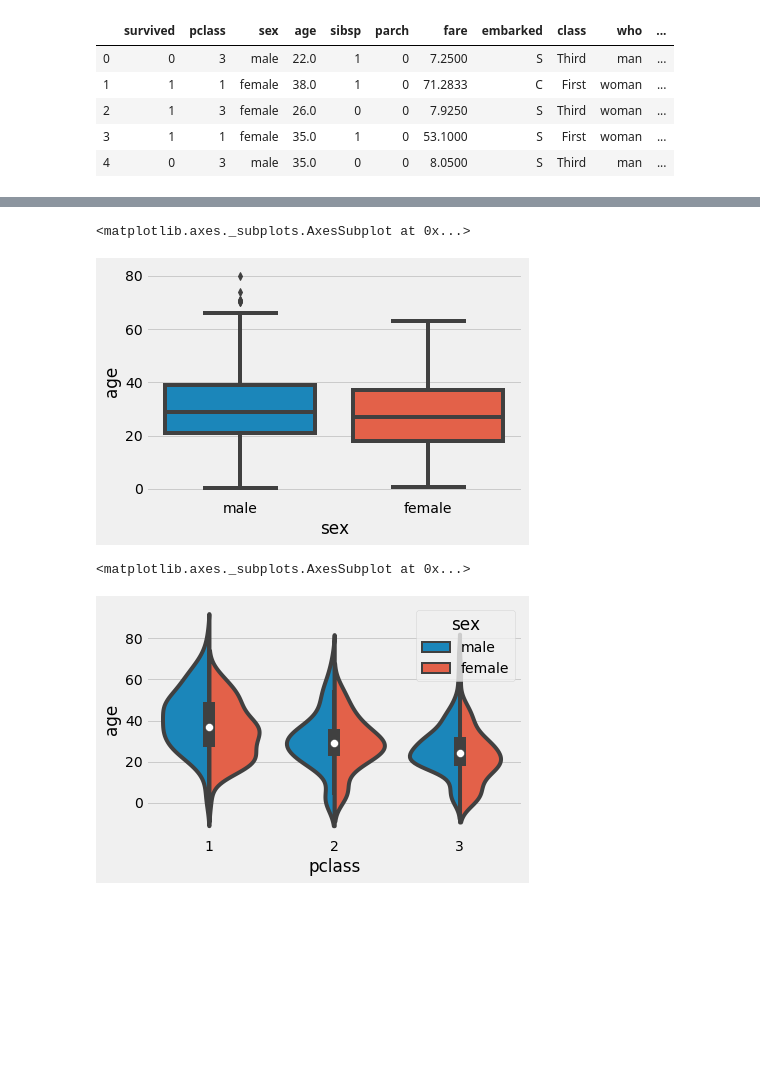
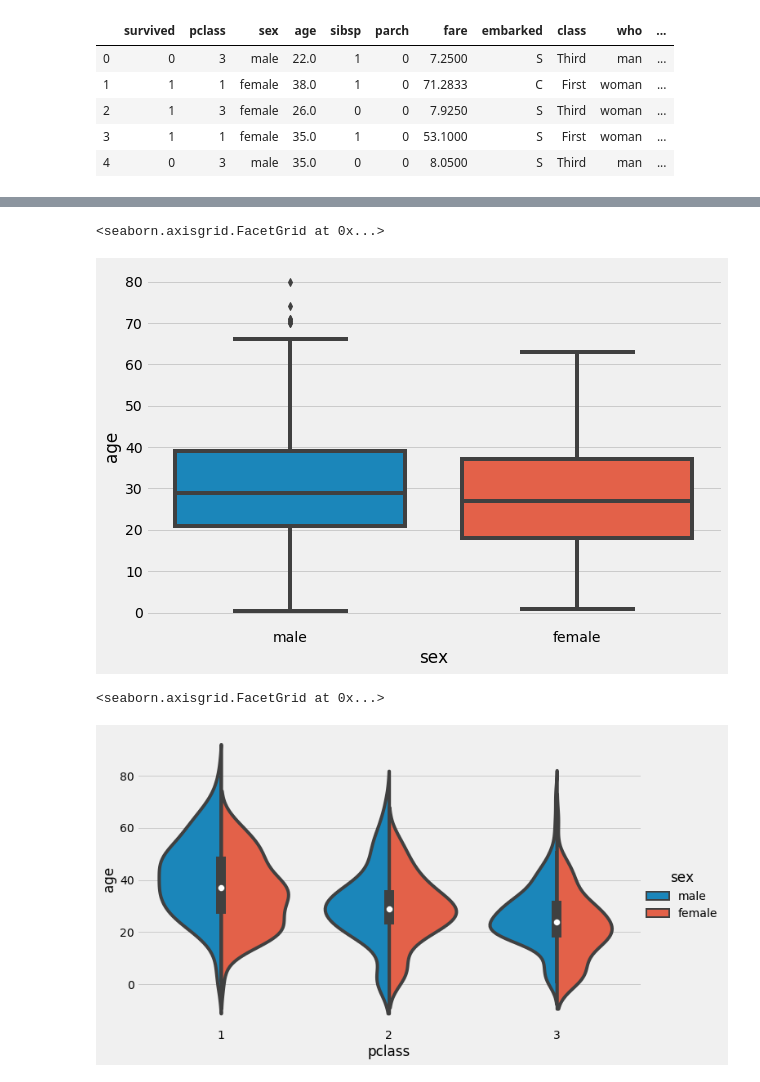
Before and after one commit to wasifekbal/seaborn, a Jupyter notebook: Seaborn-assignment-1.ipynb, the cells around one changed output, grey strips where cells are left out. Drawn from its saved outputs; the diff is of its cells as text; code cells hidden in the pictures; blank space fills up the shorter version.

Commit message:
First assignment on seaborn.

```diff
--- a/Seaborn-assignment-1.ipynb
+++ b/Seaborn-assignment-1.ipynb
@@ -26,17 +27,17 @@ sns.heatmap(x,linewidths=0.1,cmap='summer',annot=True)
 # %%
 # Problem 2 : Plot the distribution of age column using a Boxplot on the basis of sex column
 # %%
-sns.boxplot(x='sex',y='age',data=data)
+sns.catplot(x='sex',y='age',kind='box',height=6,aspect=1.5,data=data)
 # %% [output]
-<matplotlib.axes._subplots.AxesSubplot at 0x...>
+<seaborn.axisgrid.FacetGrid at 0x...>
-[figure, old version]
+[figure, new version]
 # %%
 # Problem 3 : Plot the distribution of age using a ViolinPlot on the basis of both Pclass and Sex column
 # %%
-sns.violinplot(y='age',x='pclass',hue='sex',data=data,split=True)
+sns.catplot(y='age',x='pclass',hue='sex',kind='violin',aspect=1.6,height=6,data=data,split=True)
 # %% [output]
-<matplotlib.axes._subplots.AxesSubplot at 0x...>
+<seaborn.axisgrid.FacetGrid at 0x...>
-[figure, old version]
+[figure, new version]
 # %%
 # Problem 4 : Plot the count of Survivors and Non-Survivors
 # %%
```
Also changed, not shown: parts of 5 cells of this notebook.
